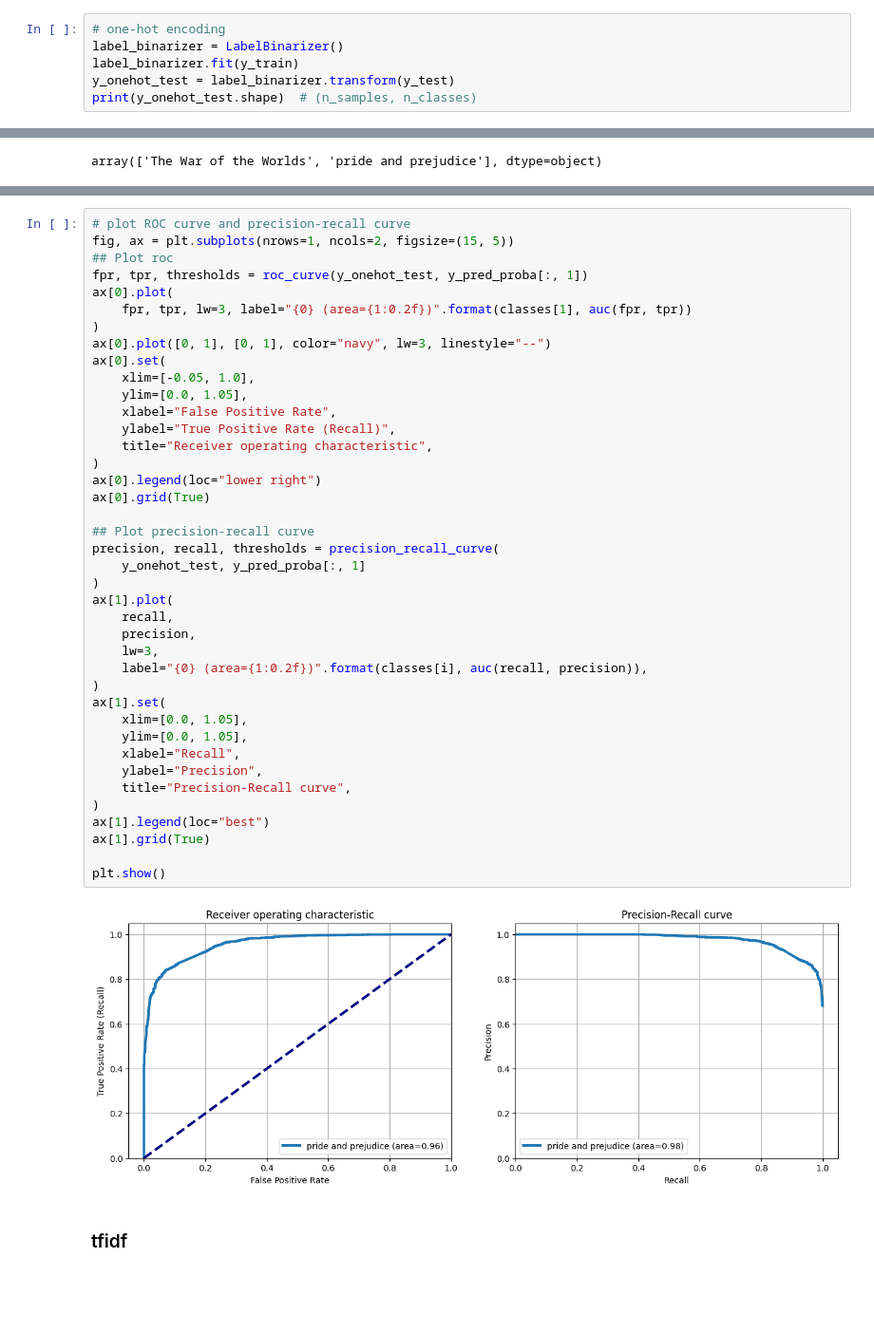
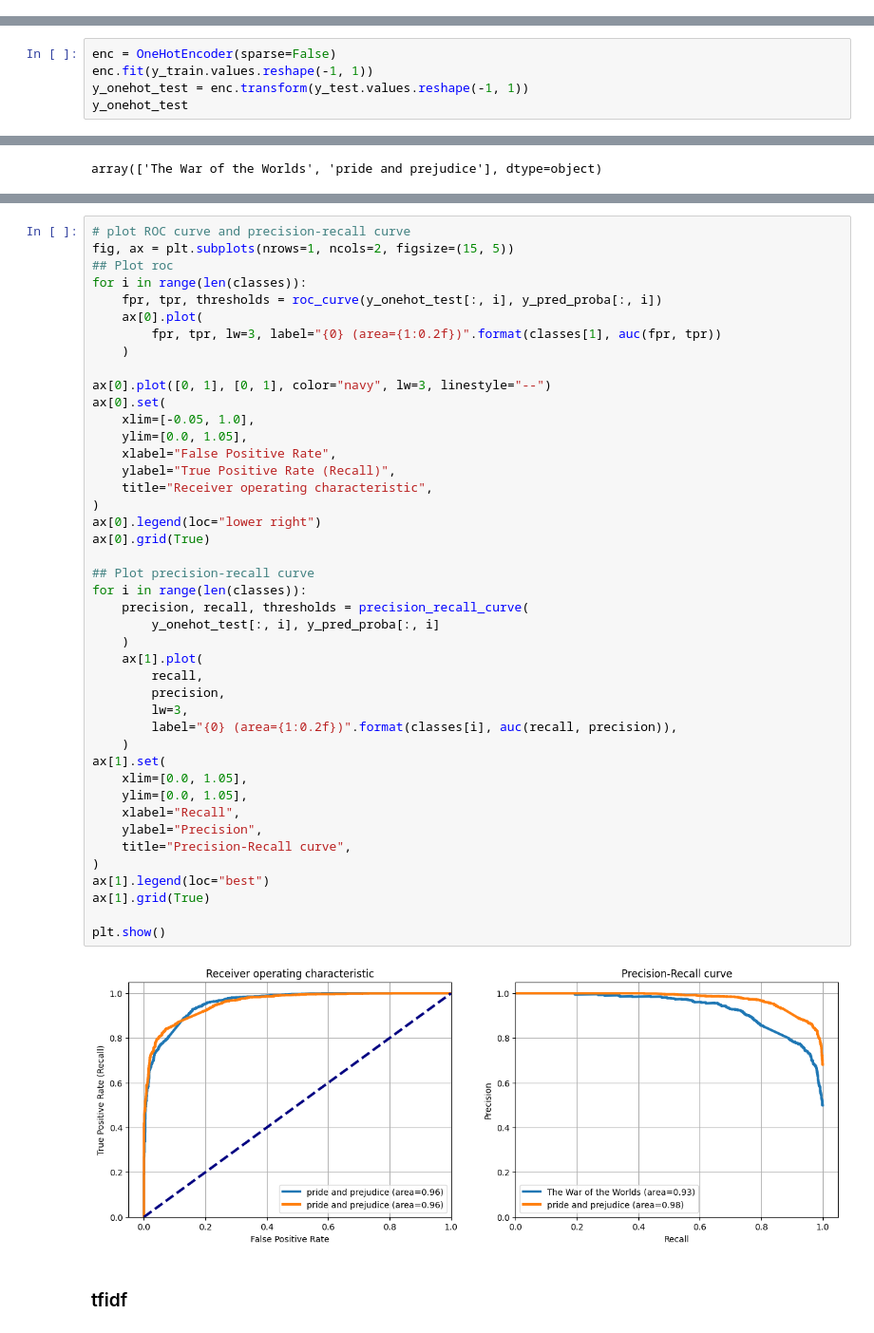
Before and after one commit to Text-Analytics-and-Retrieval/SMA_2023S, a Jupyter notebook: week11_classification/classification_en.ipynb, the cells around one changed output, grey strips where cells are left out. Shown at 95% size. Cells and saved outputs as stored; diff of their text form; blank space fills up the shorter version.

```diff
--- a/week11_classification/classification_en.ipynb
+++ b/week11_classification/classification_en.ipynb
@@ -182,9 +182,3 @@ plt.yticks(rotation=0)
 (array([0.5, 1.5]),
  [Text(0, 0.5, 'The War of the Worlds'), Text(0, 1.5, 'pride and prejudice')])
 [figure]
-# %%
-# one-hot encoding
-label_binarizer = LabelBinarizer()
-label_binarizer.fit(y_train)
-y_onehot_test = label_binarizer.transform(y_test)
-print(y_onehot_test.shape)  # (n_samples, n_classes)
@@ -192,0 +185,5 @@ print(y_onehot_test.shape)  # (n_samples, n_classes)
+# %%
+enc = OneHotEncoder(sparse=False)
+enc.fit(y_train.values.reshape(-1, 1))
+y_onehot_test = enc.transform(y_test.values.reshape(-1, 1))
+y_onehot_test
@@ -201,45 +215,48 @@ array(['The War of the Worlds', 'pride and prejudice'], dtype='<U21')
 # %%
 # plot ROC curve and precision-recall curve
 fig, ax = plt.subplots(nrows=1, ncols=2, figsize=(15, 5))
 ## Plot roc
-fpr, tpr, thresholds = roc_curve(y_onehot_test, y_pred_proba[:, 1])
-ax[0].plot(
-    fpr, tpr, lw=3, label="{0} (area={1:0.2f})".format(classes[1], auc(fpr, tpr))
-)
+for i in range(len(classes)):
+    fpr, tpr, thresholds = roc_curve(y_onehot_test[:, i], y_pred_proba[:, i])
+    ax[0].plot(
+        fpr, tpr, lw=3, label="{0} (area={1:0.2f})".format(classes[1], auc(fpr, tpr))
+    )
+
 ax[0].plot([0, 1], [0, 1], color="navy", lw=3, linestyle="--")
 ax[0].set(
     xlim=[-0.05, 1.0],
     ylim=[0.0, 1.05],
     xlabel="False Positive Rate",
     ylabel="True Positive Rate (Recall)",
     title="Receiver operating characteristic",
 )
 ax[0].legend(loc="lower right")
 ax[0].grid(True)
 
 ## Plot precision-recall curve
-precision, recall, thresholds = precision_recall_curve(
-    y_onehot_test, y_pred_proba[:, 1]
-)
-ax[1].plot(
-    recall,
-    precision,
-    lw=3,
-    label="{0} (area={1:0.2f})".format(classes[i], auc(recall, precision)),
-)
+for i in range(len(classes)):
+    precision, recall, thresholds = precision_recall_curve(
+        y_onehot_test[:, i], y_pred_proba[:, i]
+    )
+    ax[1].plot(
+        recall,
+        precision,
+        lw=3,
+        label="{0} (area={1:0.2f})".format(classes[i], auc(recall, precision)),
+    )
 ax[1].set(
     xlim=[0.0, 1.05],
     ylim=[0.0, 1.05],
     xlabel="Recall",
     ylabel="Precision",
     title="Precision-Recall curve",
 )
 ax[1].legend(loc="best")
 ax[1].grid(True)
 
 plt.show()
 # %% [output]
-[figure, old version]
+[figure, new version]
 # %% [markdown]
 ### tfidf
 # %%
```
Also changed, not shown: parts of 14 cells of this notebook.
